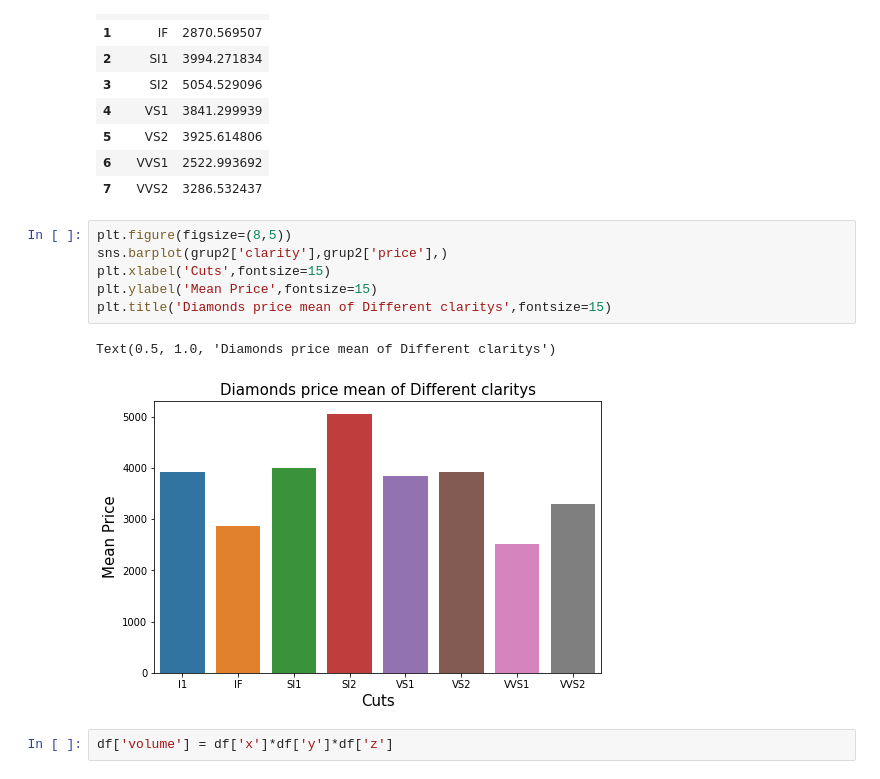
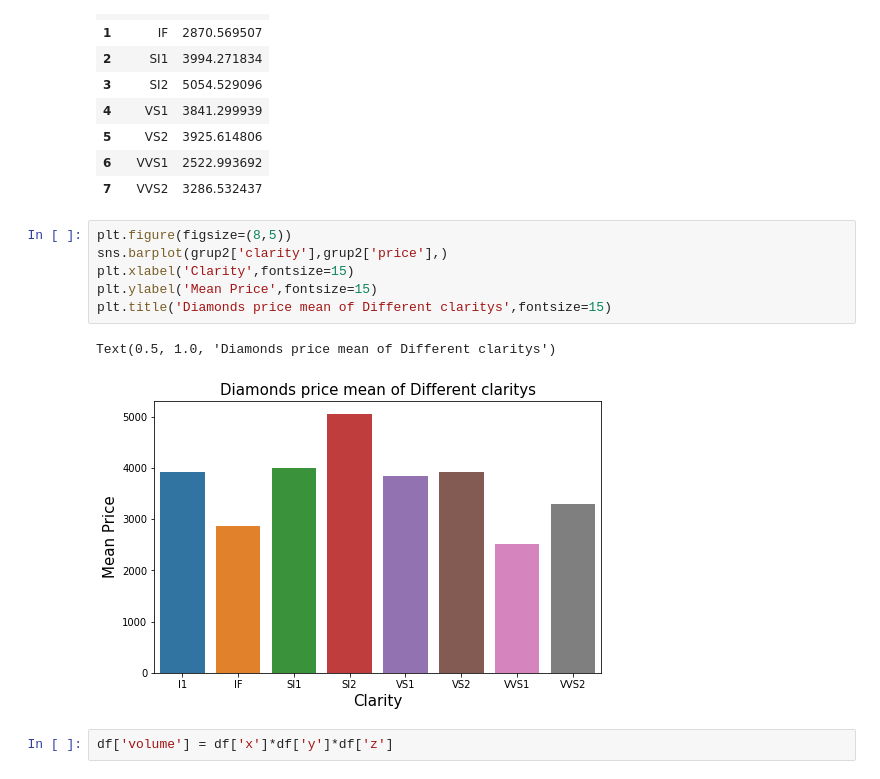
Before and after one commit to Betancur1991/ProyectoPreciosJoyas, a Jupyter notebook: DiamondsPrices.ipynb, the cells around one changed output. Drawn from its saved outputs; the diff is of its cells as text.

```diff
--- a/DiamondsPrices.ipynb
+++ b/DiamondsPrices.ipynb
@@ -182,12 +178,12 @@ grup2
 # %%
 plt.figure(figsize=(8,5))
 sns.barplot(grup2['clarity'],grup2['price'],)
-plt.xlabel('Cuts',fontsize=15)
+plt.xlabel('Clarity',fontsize=15)
 plt.ylabel('Mean Price',fontsize=15)
 plt.title('Diamonds price mean of Different claritys',fontsize=15)
 # %% [output]
 Text(0.5, 1.0, 'Diamonds price mean of Different claritys')
-[figure, old version]
+[figure, new version]
 # %%
 df['volume'] = df['x']*df['y']*df['z']
 # %%
```
Also changed, not shown: parts of 4 cells of this notebook.
